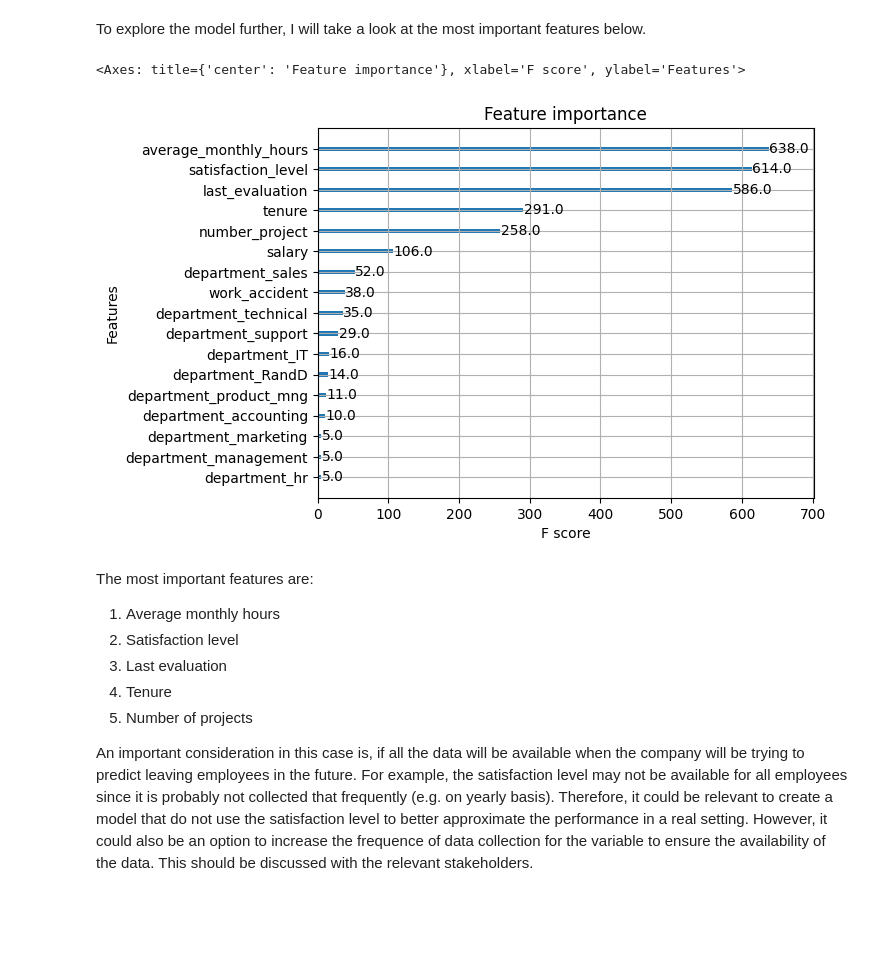
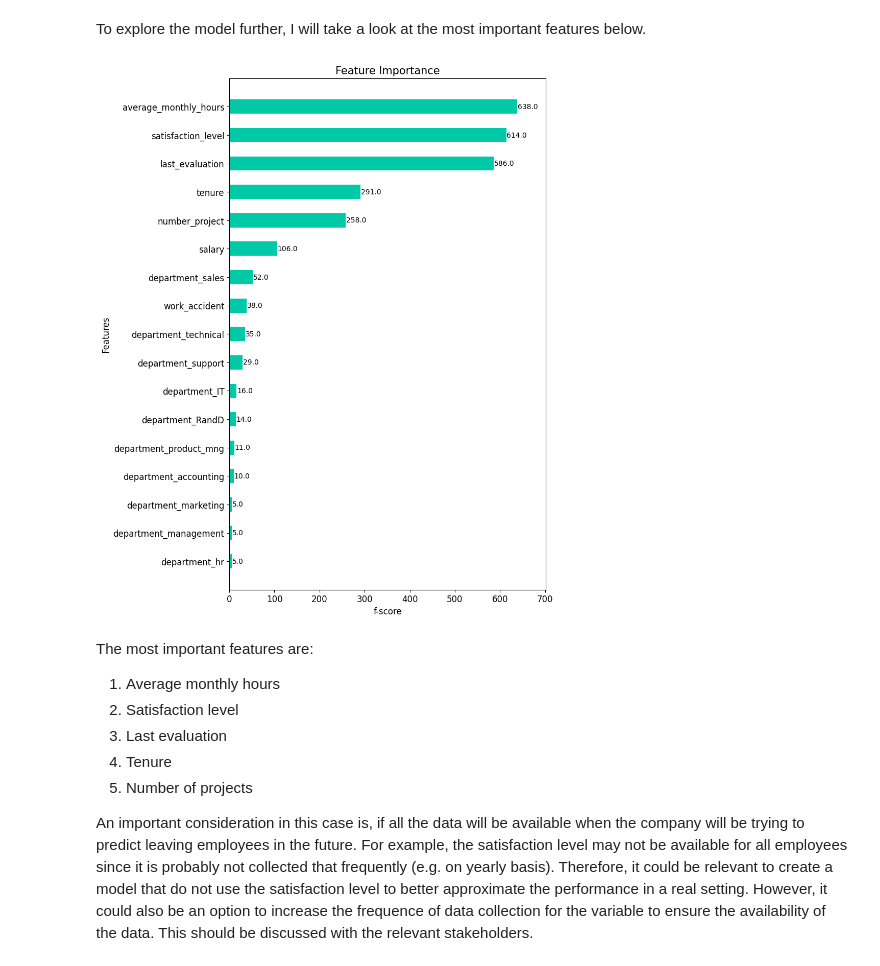
Before and after one commit to frederiklange/capstone_project_google_advanced_data_analytics, a Jupyter notebook: notebooks/capstone_project_notebook.ipynb, the cells around one changed output. Cells and saved outputs as stored; diff of their text form; code cells hidden in the pictures; blank space fills up the shorter version.

```diff
--- a/notebooks/capstone_project_notebook.ipynb
+++ b/notebooks/capstone_project_notebook.ipynb
@@ -1203,12 +1203,27 @@ The upper left quadrant shows the number of true negatives (employees that staye
 In sum, the XGBClassifier performs a lot better than the logistic regression classifier. It is very good af predicting if an employee will leave or stay. This will be helpful in guiding the company's decisions on to preemptively engage with employees that may be considering to leave.
 # %% [markdown]
 To explore the model further, I will take a look at the most important features below.
-# %%
-# Plotting most important features
-plot_importance(xgb.best_estimator_)
-# %% [output]
-<Axes: title={'center': 'Feature importance'}, xlabel='F score', ylabel='Features'>
-[figure, removed]
+# %%
+# Plotting most important features
+fig, ax = plt.subplots(figsize=(8, 13))
+
+plot_importance(
+  xgb.best_estimator_,
+  ax=ax,
+  grid=False,
+  height=0.5,
+  color=color_stayed,
+  )
+
+plt.title('Feature Importance', fontsize = 15)
+plt.yticks(fontsize = 12)
+plt.ylabel('Features', fontsize = 12)
+plt.xticks(fontsize = 12)
+plt.xlabel('f-score', fontsize = 12)
+
+plt.show()
+# %% [output]
+[figure, added]
 # %% [markdown]
 The most important features are:
 1. Average monthly hours
```
Also changed, not shown: parts of 1 cell of this notebook, 1 other file.
